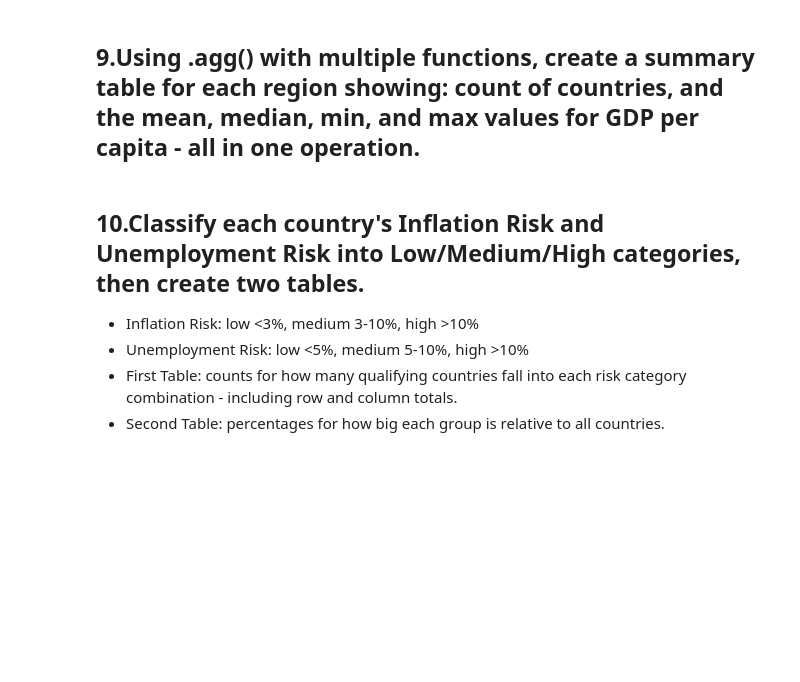
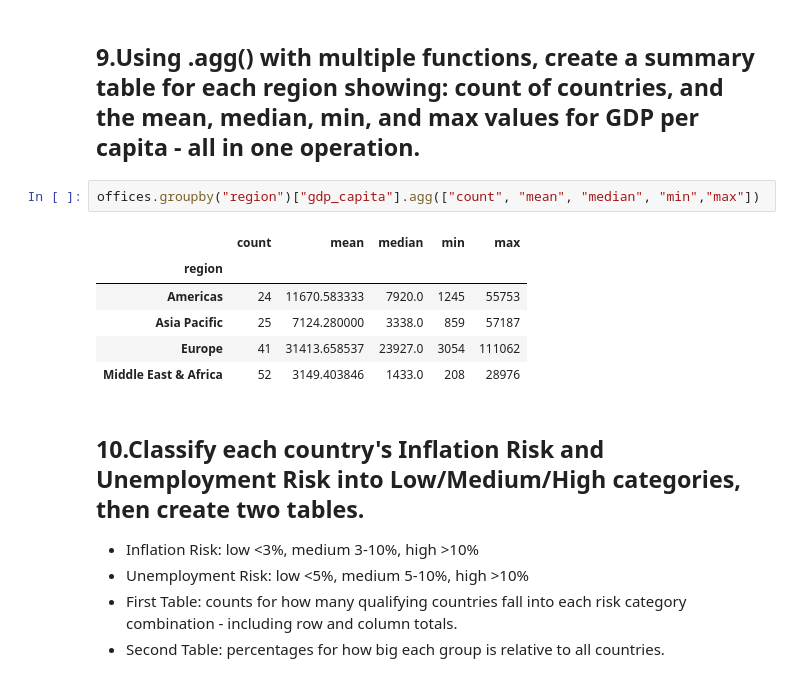
Before and after one commit to eshagupta1010/python-hw-, a Jupyter notebook: Esha_Gupta_Assignment_3_International_Office_Part_II.ipynb, the cells around one changed output. Cells and saved outputs as stored; diff of their text form; blank space fills up the shorter version.

```diff
--- a/Esha_Gupta_Assignment_3_International_Office_Part_II.ipynb
+++ b/Esha_Gupta_Assignment_3_International_Office_Part_II.ipynb
@@ -126,5 +208,14 @@ offices["country_length"] = 0
 # %% [markdown]
 ## 9.Using .agg() with multiple functions, create a summary table for each region showing: count of countries, and the mean, median, min, and max values for GDP per capita - all in one operation.
+# %%
+offices.groupby("region")["gdp_capita"].agg(["count", "mean", "median", "min","max"])
+# %% [output]
+|  | count | mean | median | min | max |
+| region |  |  |  |  |  |
+| Americas | 24 | 11670.583333 | 7920.0 | 1245 | 55753 |
+| Asia Pacific | 25 | 7124.280000 | 3338.0 | 859 | 57187 |
+| Europe | 41 | 31413.658537 | 23927.0 | 3054 | 111062 |
+| Middle East & Africa | 52 | 3149.403846 | 1433.0 | 208 | 28976 |
 # %% [markdown]
 ## 10.Classify each country's Inflation Risk and Unemployment Risk into Low/Medium/High categories, then create two tables.
 * Inflation Risk: low <3%, medium 3-10%, high >10%
```
Also changed, not shown: parts of 7 cells of this notebook.
